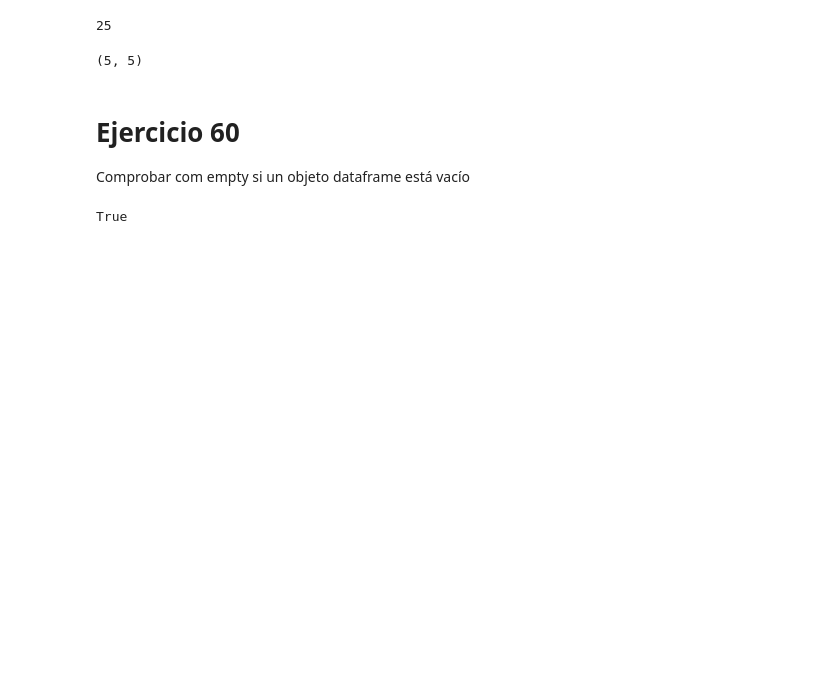
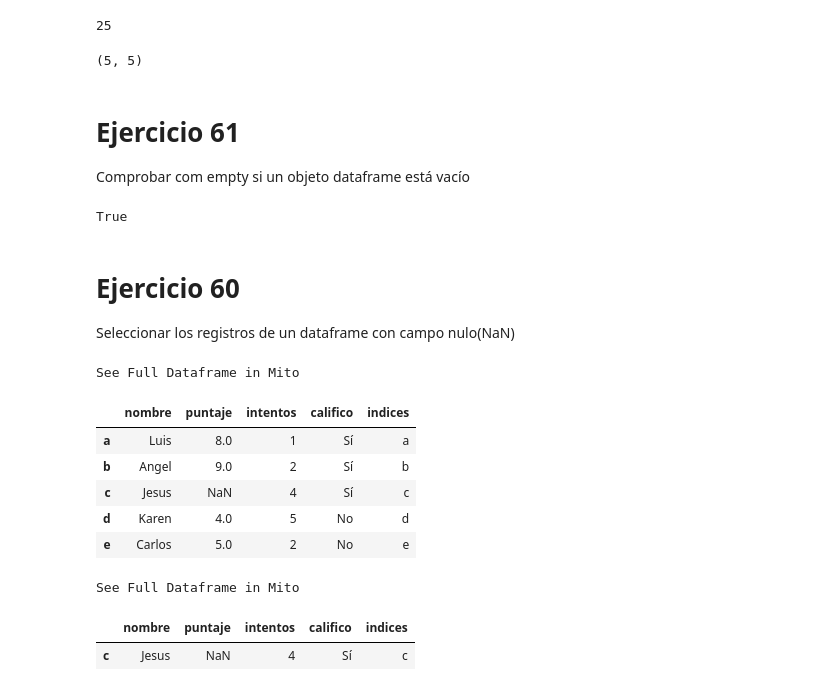
Before and after one commit to TherealVL/Ejercicios_Pandas, a Jupyter notebook: Ejercicios_Panda.ipynb, the cells around one changed output. Cells and saved outputs as stored; diff of their text form; code cells hidden in the pictures; blank space fills up the shorter version.

Commit message:
Ejercicio 61

```diff
--- a/Ejercicios_Panda.ipynb
+++ b/Ejercicios_Panda.ipynb
@@ -727,7 +727,7 @@ dt54.shape
 # %% [output]
 (5, 5)
 # %% [markdown]
-# Ejercicio 60
+# Ejercicio 61
 Comprobar com empty si un objeto dataframe está vacío
 # %%
 df60 =pd.DataFrame({"X":[]})
@@ -735,3 +735,30 @@ df60 =pd.DataFrame({"X":[]})
 df60.empty
 # %% [output]
 True
+# %% [markdown]
+# Ejercicio 60
+Seleccionar los registros de un dataframe con campo nulo(NaN)
+# %%
+nombre = ["Luis","Angel","Jesus","Karen","Carlos"]
+puntaje = [8,9,np.nan,4,5]
+intentos = [1,2,4,5,2]
+califico = ["Sí","Sí","Sí","No","No"]
+indices = ["a", "b", "c", "d","e"]
+jugadores = {"nombre":nombre, "puntaje":puntaje, "intentos": intentos, "califico":califico, "indices":indices}
+# %%
+df61 =pd.DataFrame(data=jugadores, index=indices)
+df61
+# %% [output]
+See Full Dataframe in Mito
+|  | nombre | puntaje | intentos | califico | indices |
+| a | Luis | 8.0 | 1 | Sí | a |
+| b | Angel | 9.0 | 2 | Sí | b |
+| c | Jesus | NaN | 4 | Sí | c |
+| d | Karen | 4.0 | 5 | No | d |
+| e | Carlos | 5.0 | 2 | No | e |
+# %%
+df61[df61["puntaje"].isnull()]
+# %% [output]
+See Full Dataframe in Mito
+|  | nombre | puntaje | intentos | califico | indices |
+| c | Jesus | NaN | 4 | Sí | c |
```
